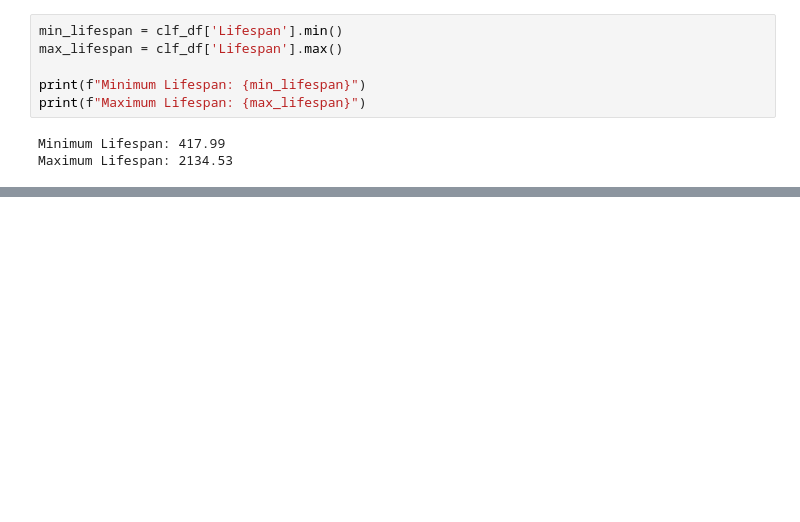
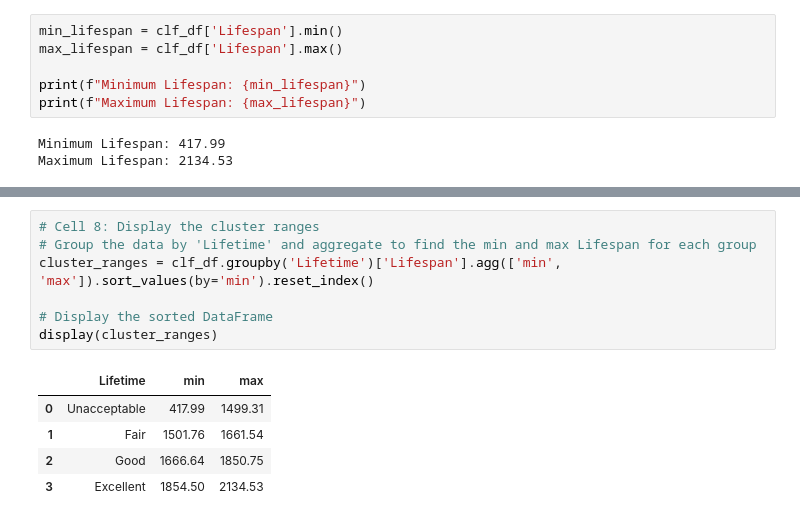
Before and after one commit to muhammedazhar/MSc-DataScience, a Jupyter notebook: COMP1801-ML/Coursework/Testing/Classification.ipynb, the cells around one changed output, grey strips where cells are left out. Cells and saved outputs as stored; diff of their text form; blank space fills up the shorter version.

```diff
--- a/COMP1801-ML/Coursework/Testing/Classification.ipynb
+++ b/COMP1801-ML/Coursework/Testing/Classification.ipynb
@@ -62 +178,14 @@ Maximum Lifespan: 2134.53
+# %%
+# Cell 8: Display the cluster ranges
+# Group the data by 'Lifetime' and aggregate to find the min and max Lifespan for each group
+cluster_ranges = clf_df.groupby('Lifetime')['Lifespan'].agg(['min', 'max']).sort_values(by='min').reset_index()
+
+# Display the sorted DataFrame
+display(cluster_ranges)
+# %% [output]
+|  | Lifetime | min | max |
+| 0 | Unacceptable | 417.99 | 1499.31 |
+| 1 | Fair | 1501.76 | 1661.54 |
+| 2 | Good | 1666.64 | 1850.75 |
+| 3 | Excellent | 1854.50 | 2134.53 |
 # %%
```
Also changed, not shown: parts of 21 cells of this notebook, 3 other files.
